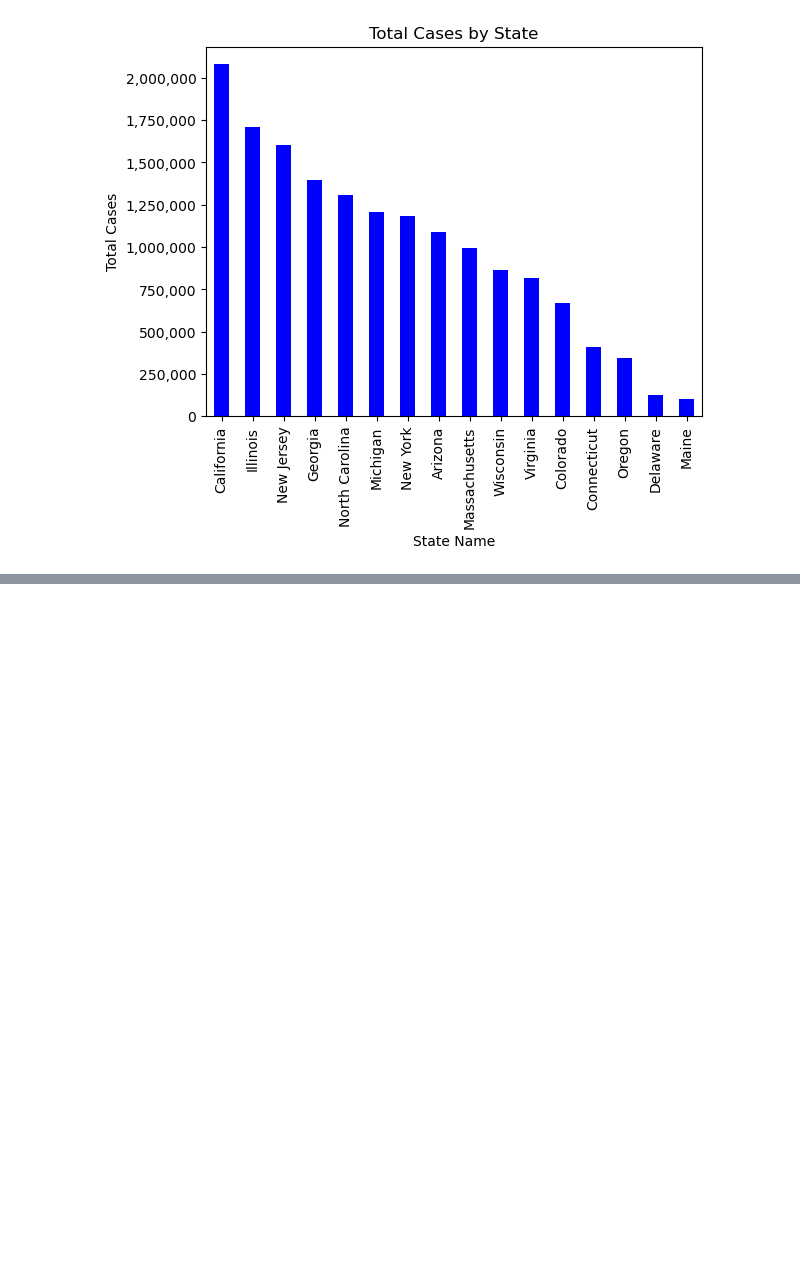
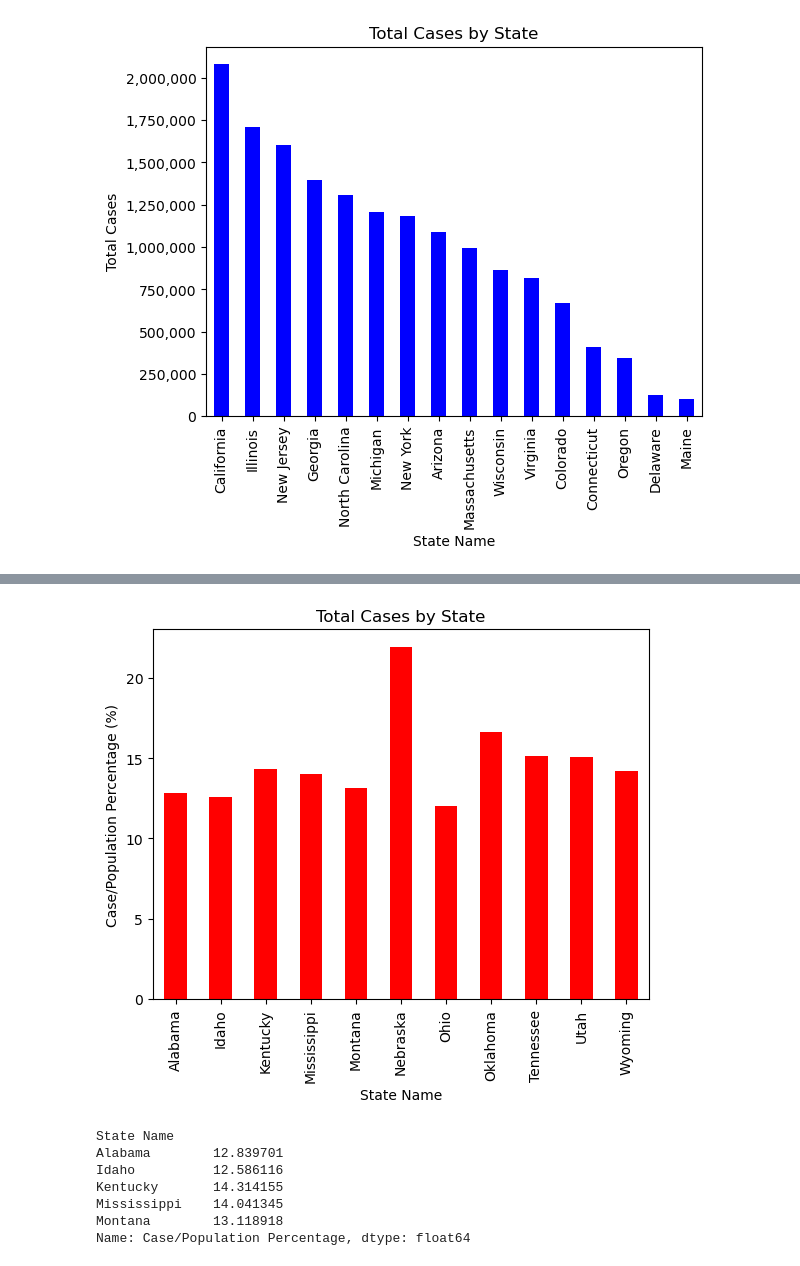
Before and after one commit to laurajanefaulds/project1, a Jupyter notebook: covid_data.ipynb, the cells around one changed output, grey strips where cells are left out. Saved outputs shown, nothing was run; the diff lists cells and outputs as text; code cells hidden in the pictures; blank space fills up the shorter version.

```diff
--- a/covid_data.ipynb
+++ b/covid_data.ipynb
@@ -4,15 +4,21 @@ import pandas as pd
 import scipy.stats as st
 import numpy as np
 # %%
+# Set paths for relevant CSV files
+
 covid_data_path = "resources/United_States_COVID-19_Cases_and_Deaths_by_State_over_Time_-_ARCHIVED.csv"
 state_code_path = "resources/US-2-letter-state-code.csv"
-
-# Read the mouse data and the study results
-covid_data_df = pd.read_csv(covid_data_path)
-
-state_code_df = pd.read_csv(state_code_path)
+state_pop_path = "resources/state_population.csv"
 
 
+# Import files as Pandas dataframes
+
+covid_data_df = pd.read_csv(covid_data_path)
+state_code_df = pd.read_csv(state_code_path)
+state_pop_df = pd.read_csv(state_pop_path)
+
+# View covid_data file
+
 covid_data_df.head()
 # %% [output]
 |  | submission_date | state | tot_cases | conf_cases | prob_cases | new_case | pnew_case | tot_death | ... |
@@ -314,3 +319,7 @@ plt.gca().yaxis.set_major_formatter('{:,.0f}'.format)
 plt.show()
 # %% [output]
 [figure]
+# %%
+population_df = state_pop_df.drop(columns=["Unnamed: 2", "Unnamed: 3"])
+population_df = population_df.rename(columns={"STATE":"State Name", "POP ESTIMATE 2021":"State Population"})
+population_df.head()
@@ -316,0 +333,4 @@ plt.show()
+# %%
+pop_state_df = pd.merge(final2_df, population_df,
+                                 how='left', on='State Name')
+pop_state_df
@@ -316,0 +351,10 @@ plt.show()
+# %%
+
+red_pop_state_df = pop_state_df[pop_state_df["State Color"]=="Red"]
+#red_pop_state_df
+
+red_case_pop_pct = 100 * (red_pop_state_df["Red Cases"])/(red_pop_state_df["State Population"])
+#print(case_pop_pct)
+
+red_pop_state_df["Case/Population Percentage"] = red_case_pop_pct
+red_pop_state_df
@@ -316,0 +380,18 @@ plt.show()
+# %%
+red_pop_state = red_pop_state_df.groupby("State Name").mean()["Case/Population Percentage"]
+
+red_pop_state.plot(kind = "bar",
+                    xlabel="State Name",
+                    ylabel="Case/Population Percentage (%)",
+                     title="Total Cases by State",
+                    color="r")
+plt.show()
+# %% [output]
+[figure, added]
+State Name
+Alabama        12.839701
+Idaho          12.586116
+Kentucky       14.314155
+Mississippi    14.041345
+Montana        13.118918
+Name: Case/Population Percentage, dtype: float64
```
Also changed, not shown: parts of 10 cells of this notebook, 1 other file.
